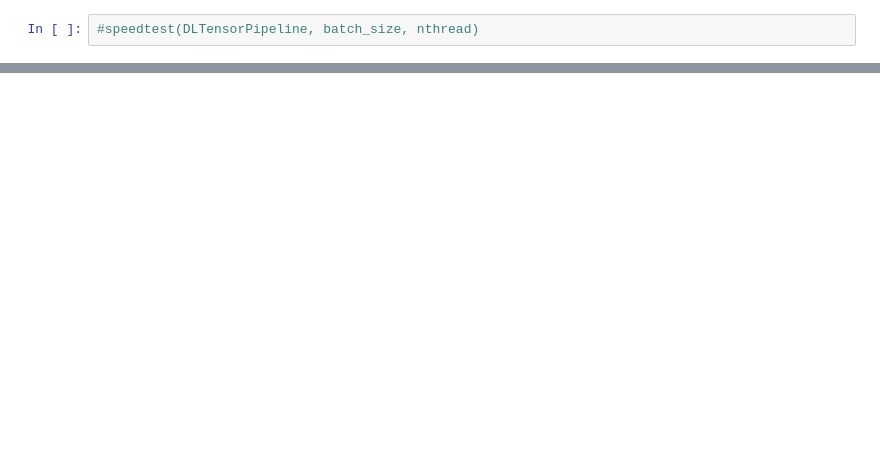
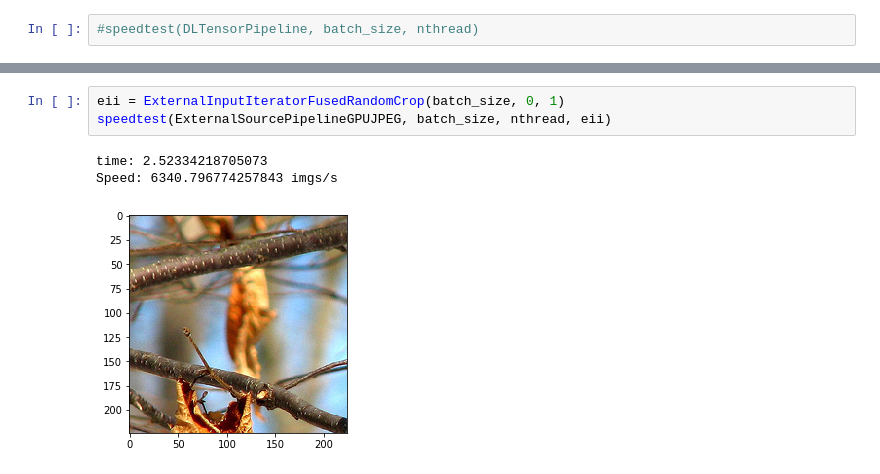
Before and after one commit to WANG-lp/FastGC-icecake, a Jupyter notebook: scripts/loading_time_stat.ipynb, the cells around one changed output, grey strips where cells are left out. Cells and saved outputs as stored; diff of their text form; blank space fills up the shorter version.

```diff
--- a/scripts/loading_time_stat.ipynb
+++ b/scripts/loading_time_stat.ipynb
@@ -235,0 +263,7 @@ Speed: 16620.353390364067 imgs/s
+# %%
+eii = ExternalInputIteratorFusedRandomCrop(batch_size, 0, 1)
+speedtest(ExternalSourcePipelineGPUJPEG, batch_size, nthread, eii)
+# %% [output]
+time: 2.52334218705073
+Speed: 6340.796774257843 imgs/s
+[figure, added]
```
Also changed, not shown: parts of 28 cells of this notebook, 10 other files.
